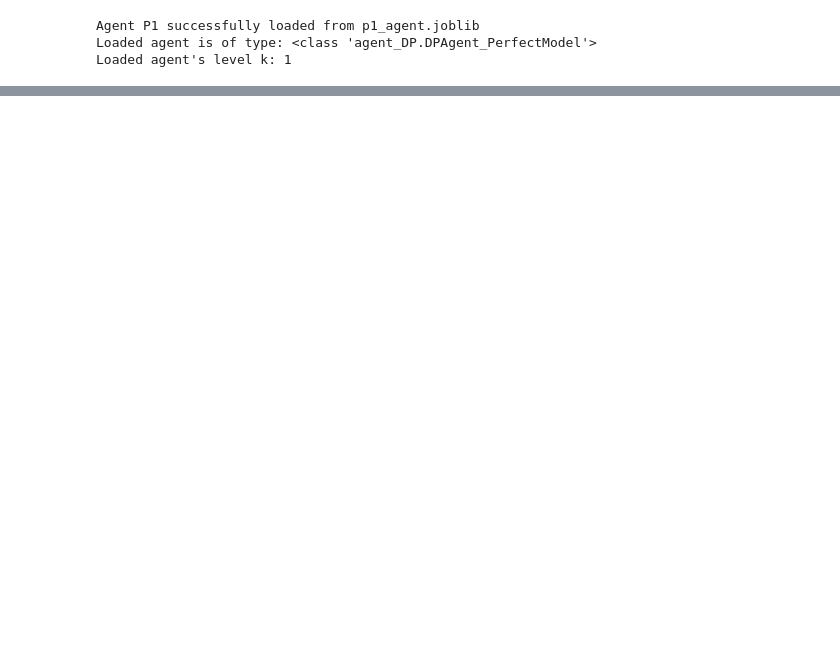
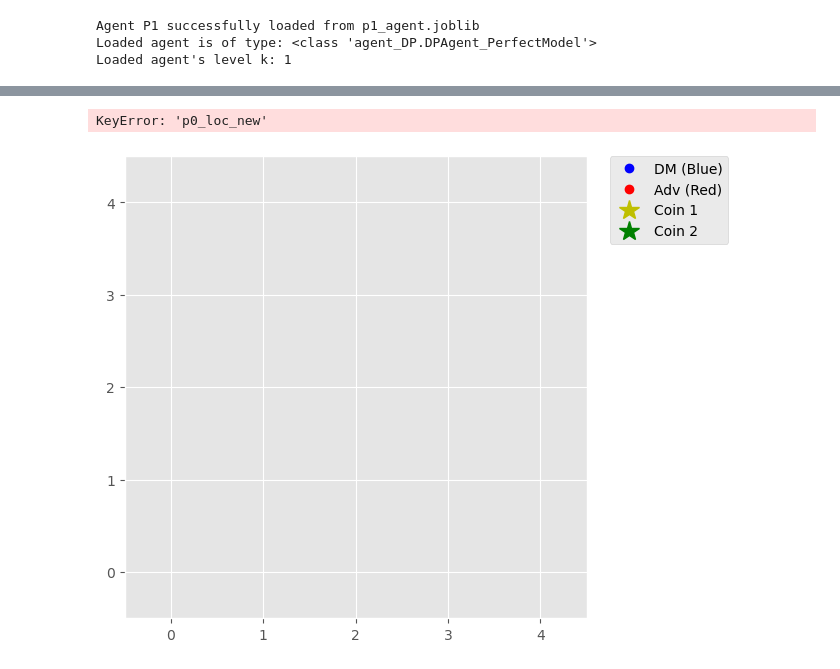
Before and after one commit to Ruzejjur/ARAMARL_TMDP_DP, a Jupyter notebook: TMDP_DP/Experiments_CoinGame_DP.ipynb, the cells around one changed output, grey strips where cells are left out. Saved outputs shown, nothing was run; the diff lists cells and outputs as text; code cells hidden in the pictures; blank space fills up the shorter version.

```diff
--- a/TMDP_DP/Experiments_CoinGame_DP.ipynb
+++ b/TMDP_DP/Experiments_CoinGame_DP.ipynb
@@ -529,8 +532,11 @@ plot(r0ss, r1ss, moving_average_window_size=1000, dir = None)
 # %%
 experiment_num_to_display = 1
-epoch_idx_to_display = 9999
+epoch_idx_to_display = 999
 
 animate_trajectory_from_log(trajectory_logs_all_experiments[experiment_num_to_display][epoch_idx_to_display][:len(trajectory_logs_all_experiments[experiment_num_to_display][epoch_idx_to_display])], grid_size=grid_size, fps=1, dpi=100)
+# %% [output]
+KeyError: 'p0_loc_new'
+[figure, added]
 # %%
 Video(url="trajectory.mp4?cache=" + str(time.time()), embed=False)
 # %% [output]
```
Also changed, not shown: parts of 3 cells of this notebook, 3 other files.
